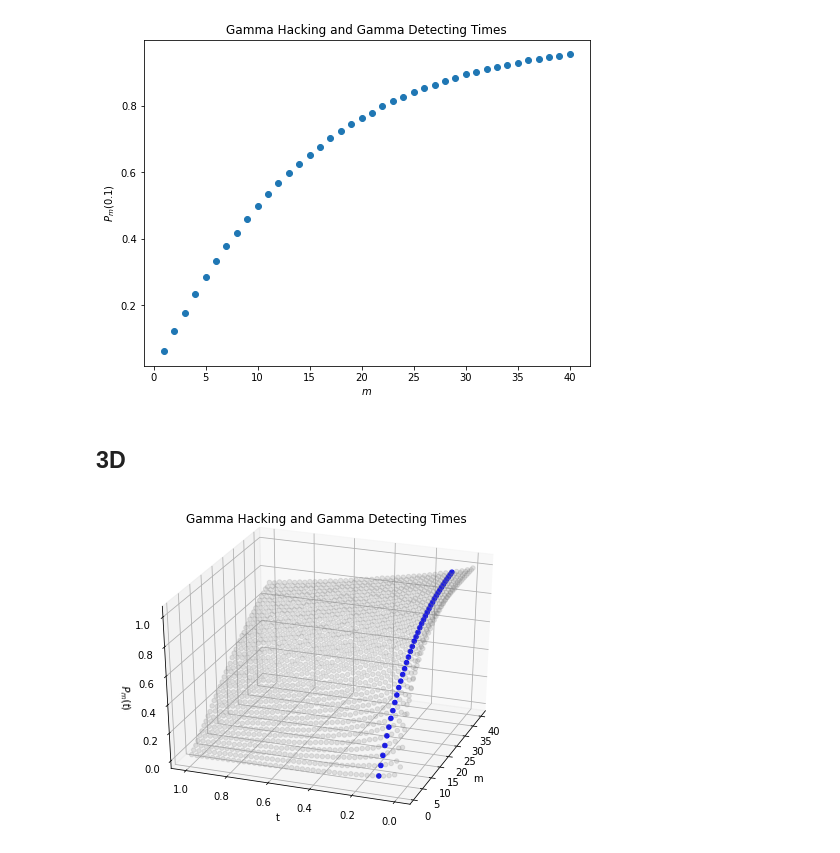
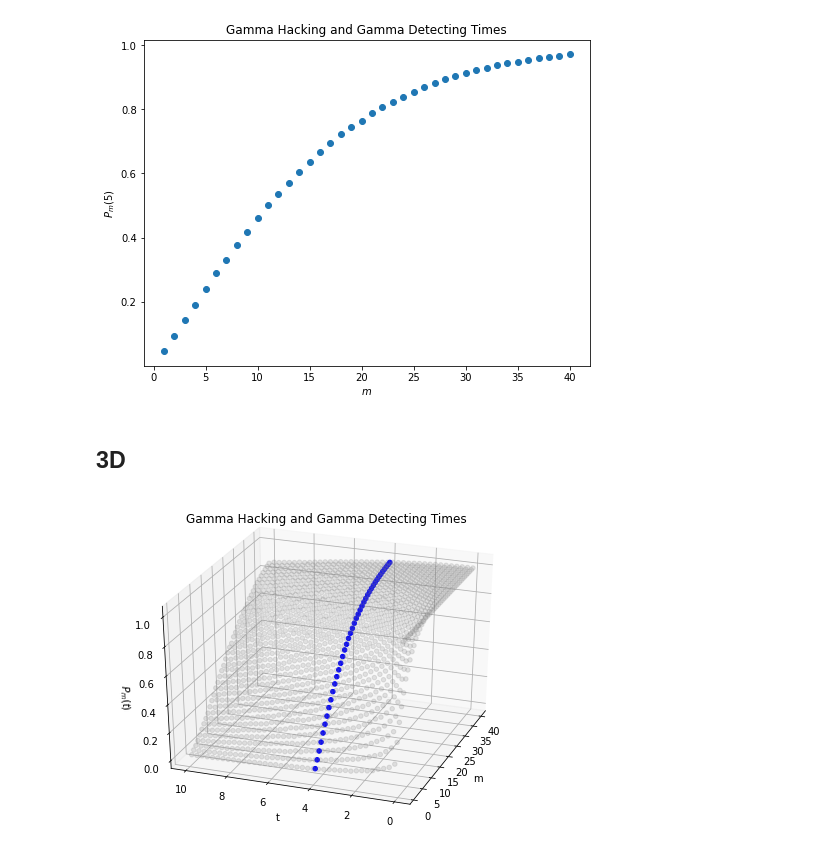
Before and after one commit to xuxiufeng/Blockchain_Simulations, a Jupyter notebook: Probability_Gamma_and_Gamma.ipynb, the cells around one changed output. Saved outputs shown, nothing was run; the diff lists cells and outputs as text; code cells hidden in the pictures.

```diff
--- a/Probability_Gamma_and_Gamma.ipynb
+++ b/Probability_Gamma_and_Gamma.ipynb
@@ -26,20 +26,20 @@ def P_mt1(t, m, eta, delta, alpha, beta, N=150000):
     return(Prob)
 # %%
 m = 40
-eta = 0.02
-delta = 5
-alpha = 1
-beta = 3
-t_cross_section = 0.1
+eta = 0.05
+delta = 15
+alpha = 2
+beta = 10
+t_cross_section = 4
 P_mt = P_mt1(t_cross_section, range(1, m+1), eta, delta, alpha, beta)
 fig = plt.figure(figsize=(8, 6))
 plt.scatter(range(1, m+1), P_mt)
 plt.xlabel(r'$m$')
-plt.ylabel(r'$P_m(0.1)$')
+plt.ylabel(r'$P_m(5)$')
 plt.title('Gamma Hacking and Gamma Detecting Times')
 plt.show()
 # %% [output]
-[figure, old version]
+[figure, new version]
 # %% [markdown]
 ## 3D
 # %%
@@ -50,13 +50,8 @@ def P_mt2(t, m, eta, delta, alpha, beta, N=30000): # N: iterations
     Prob = np.sum(res)/N
     return (Prob)
 # %%
-m = 40
-eta = 0.02
-delta = 5
-alpha = 1
-beta = 3
 m = np.array(range(1, m+1))
-t = np.array(np.linspace(0.001, 1, len(m)))
+t = np.array(np.linspace(0, 10, len(m)))
 m_axis = np.repeat(np.nan, len(m)*len(t))
 t_axis = np.repeat(np.nan, len(m)*len(t))
 P_axis = np.repeat(np.nan, len(m)*len(t))
@@ -70,14 +65,14 @@ for i in range(len(m)):
 # %%
 fig = plt.figure(figsize=(8, 6))
 ax = plt.axes(projection='3d')
 ax.scatter3D(m_axis, t_axis, P_axis, alpha=0.2, c='grey')
 ax.scatter3D(m, np.repeat(t_cross_section, len(m)), P_mt, alpha=1, c='blue')
 ax.view_init(30, 200)
-ax.set_yticks(np.linspace(0, 1, 6))
+ax.set_yticks(np.linspace(0, 10, 6))
 ax.set_xlabel('m')
 ax.set_ylabel('t')
 ax.set_zlabel(r'$P_m(t)$')
 ax.set_title('Gamma Hacking and Gamma Detecting Times')
 plt.show()
 # %% [output]
-[figure, old version]
+[figure, new version]
```
Also changed, not shown: parts of 2 cells of this notebook.
